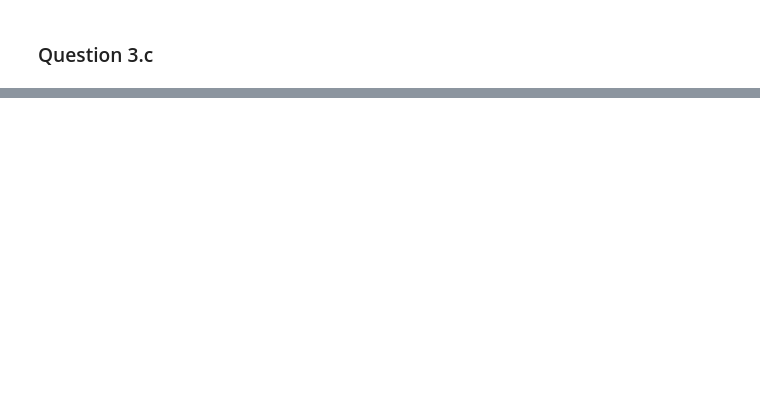
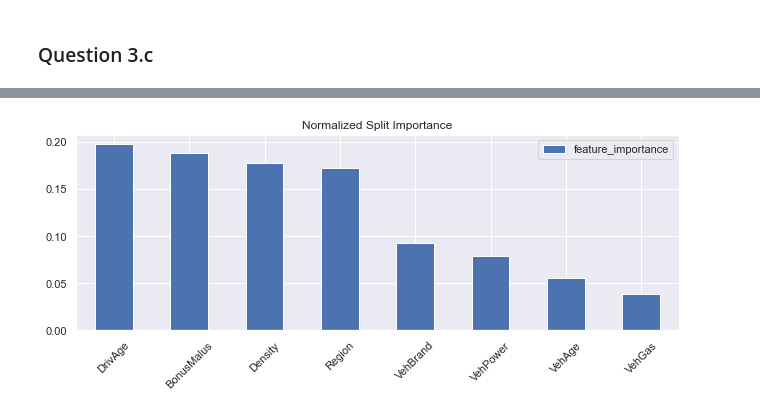
Before and after one commit to 10258392511/MLFIProjects, a Jupyter notebook: InsuranceClaimPred/assignment4_completed.ipynb, the cells around one changed output, grey strips where cells are left out. Drawn from its saved outputs; the diff is of its cells as text; code cells hidden in the pictures; blank space fills up the shorter version.

```diff
--- a/InsuranceClaimPred/assignment4_completed.ipynb
+++ b/InsuranceClaimPred/assignment4_completed.ipynb
@@ -764,0 +828,6 @@ Validation: |
+# %%
+with open("submissions/CART_study.pkl", "rb") as rf:
+    opt_search, metrics_df = pickle.load(rf)
+
+study = opt_search.study_
+study.trials_dataframe().sort_values("value", ascending=False)  # R^2
@@ -778,0 +885,6 @@ Validation: |
+# %%
+with open("submissions/RF_study.pkl", "rb") as rf:
+    opt_search, metrics_df = pickle.load(rf)
+
+study = opt_search.study_
+study.trials_dataframe().sort_values("value", ascending=False)  # R^2
@@ -786,0 +973,6 @@ Validation: |
+# %%
+with open("submissions/LGBM_study.pkl", "rb") as rf:
+    opt_search, metrics_df = pickle.load(rf)
+
+study = opt_search.study_
+study.trials_dataframe().sort_values("value", ascending=False)  # R^2
@@ -786,0 +1013,13 @@ Validation: |
+# %%
+model_best = opt_search.best_estimator_.named_steps["model"]
+feat_importance_df = pd.DataFrame(
+    model_best.feature_importances_,
+    columns=["feature_importance"],
+    index=X_train_lgbm.columns,
+)
+fig, axis = plt.subplots(figsize=(10.8, 3.6))
+feat_importance_norm_df = (feat_importance_df / feat_importance_df.sum()).sort_values("feature_importance", ascending=False)
+axis = feat_importance_norm_df.plot(kind="bar", ax=axis, rot=45)
+_ = axis.set_title("Normalized Split Importance")
+# %% [output]
+[figure, added]
```
Also changed, not shown: parts of 21 cells of this notebook, 3 other files.
